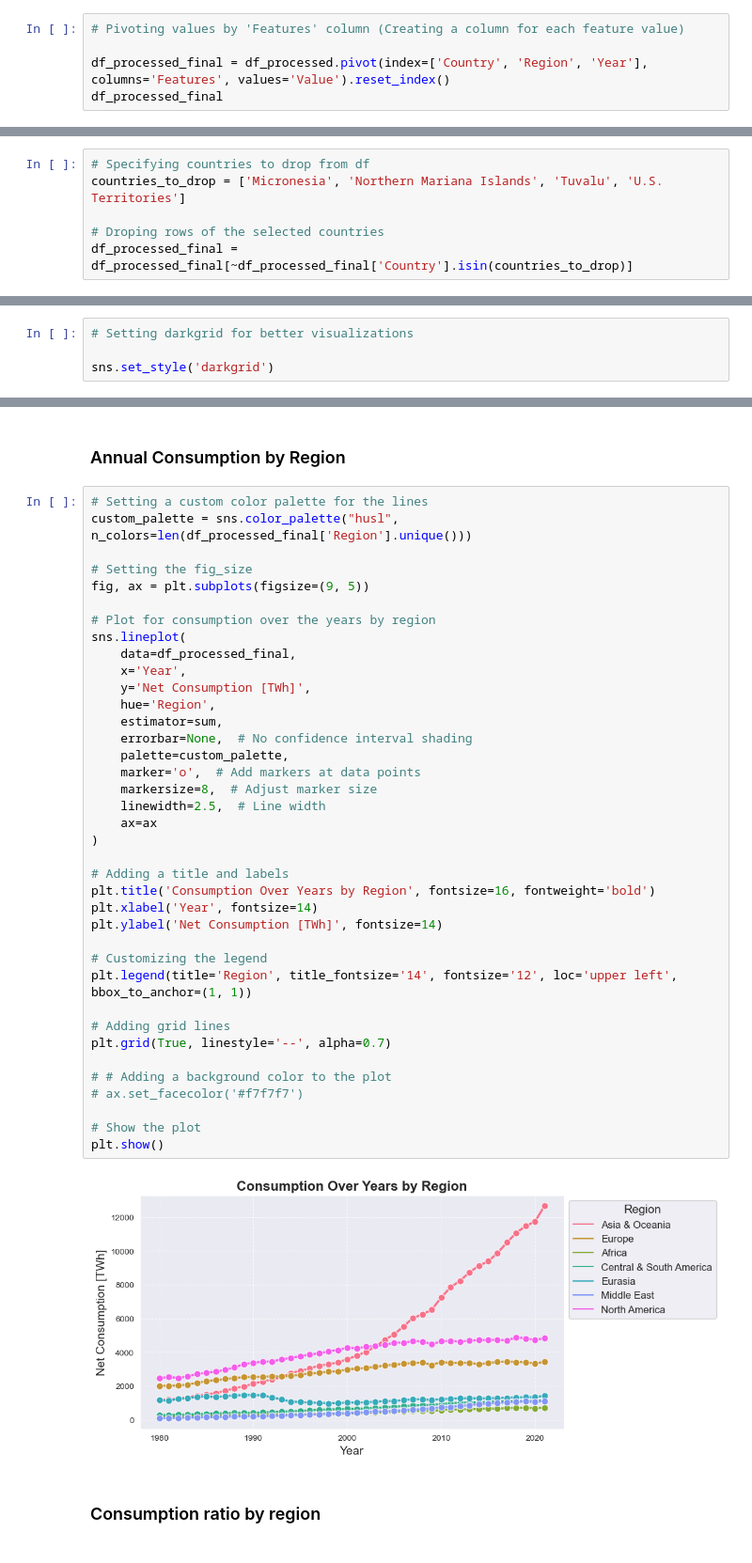
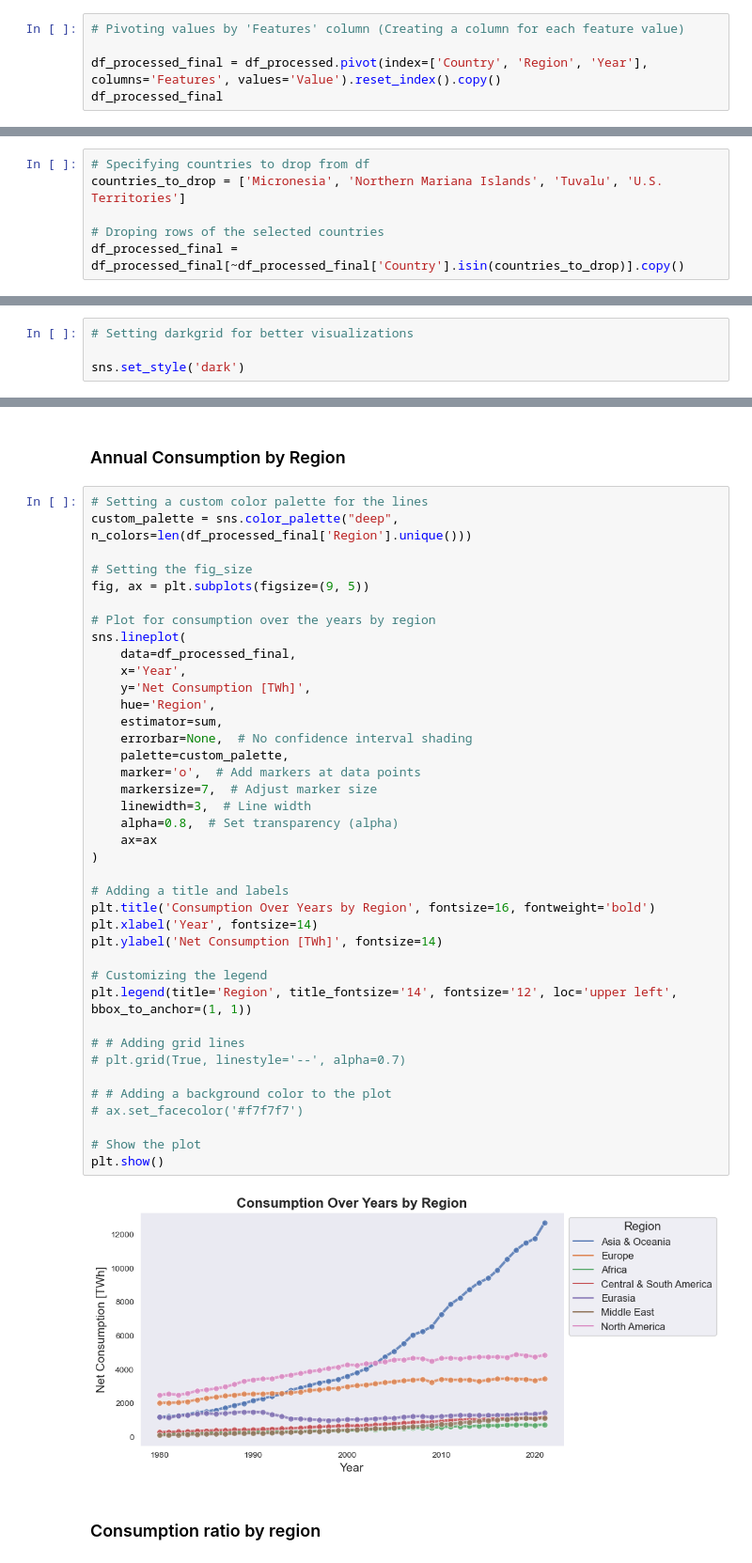
Before and after one commit to endritmustafa96/Global-Electricity-Consumption, a Jupyter notebook: 1. Notebook/Global_Electricity_Consumption.ipynb, the cells around one changed output, grey strips where cells are left out. Shown: that part at 94% size. Saved outputs shown, nothing was run; the diff lists cells and outputs as text.

```diff
--- a/1. Notebook/Global_Electricity_Consumption.ipynb
+++ b/1. Notebook/Global_Electricity_Consumption.ipynb
@@ -120,7 +120,7 @@ df_processed.head()
 # %%
 # Pivoting values by 'Features' column (Creating a column for each feature value)
 
-df_processed_final = df_processed.pivot(index=['Country', 'Region', 'Year'], columns='Features', values='Value').reset_index()
+df_processed_final = df_processed.pivot(index=['Country', 'Region', 'Year'], columns='Features', values='Value').reset_index().copy()
 df_processed_final
 # %% [output]
 | Features | Country | Region | Year | Distribution Losses [TWh] | Exports [TWh] | Imports [TWh] | Installed Capacity [GW] | ... |
@@ -206,7 +206,7 @@ Since we have data only from 1980 to 2021 (42 years), we can drop all columns th
 countries_to_drop = ['Micronesia', 'Northern Mariana Islands', 'Tuvalu', 'U.S. Territories']
 
 # Droping rows of the selected countries
-df_processed_final = df_processed_final[~df_processed_final['Country'].isin(countries_to_drop)]
+df_processed_final = df_processed_final[~df_processed_final['Country'].isin(countries_to_drop)].copy()
 # %%
 df_processed_final
 # %% [output]
@@ -419,7 +426,7 @@ In this df we have 226 countries
 # %%
 # Setting darkgrid for better visualizations
 
-sns.set_style('darkgrid')
+sns.set_style('dark')
 # %% [markdown]
 ### Annual Global Consumption
 # %%
@@ -460,44 +467,45 @@ plt.show()
 ### Annual Consumption by Region
 # %%
 # Setting a custom color palette for the lines
-custom_palette = sns.color_palette("husl", n_colors=len(df_processed_final['Region'].unique()))
+custom_palette = sns.color_palette("deep", n_colors=len(df_processed_final['Region'].unique()))
 
 # Setting the fig_size
 fig, ax = plt.subplots(figsize=(9, 5))
 
 # Plot for consumption over the years by region
 sns.lineplot(
     data=df_processed_final,
     x='Year',
     y='Net Consumption [TWh]',
     hue='Region',
     estimator=sum,
     errorbar=None,  # No confidence interval shading
     palette=custom_palette,
     marker='o',  # Add markers at data points
-    markersize=8,  # Adjust marker size
-    linewidth=2.5,  # Line width
+    markersize=7,  # Adjust marker size
+    linewidth=3,  # Line width
+    alpha=0.8,  # Set transparency (alpha)
     ax=ax
 )
 
 # Adding a title and labels
 plt.title('Consumption Over Years by Region', fontsize=16, fontweight='bold')
 plt.xlabel('Year', fontsize=14)
 plt.ylabel('Net Consumption [TWh]', fontsize=14)
 
 # Customizing the legend
 plt.legend(title='Region', title_fontsize='14', fontsize='12', loc='upper left', bbox_to_anchor=(1, 1))
 
-# Adding grid lines
-plt.grid(True, linestyle='--', alpha=0.7)
+# # Adding grid lines
+# plt.grid(True, linestyle='--', alpha=0.7)
 
 # # Adding a background color to the plot
 # ax.set_facecolor('#f7f7f7')
 
 # Show the plot
 plt.show()
 # %% [output]
-[figure, old version]
+[figure, new version]
 # %% [markdown]
 ### Consumption ratio by region
 # %%
```
Also changed, not shown: parts of 23 cells of this notebook.
